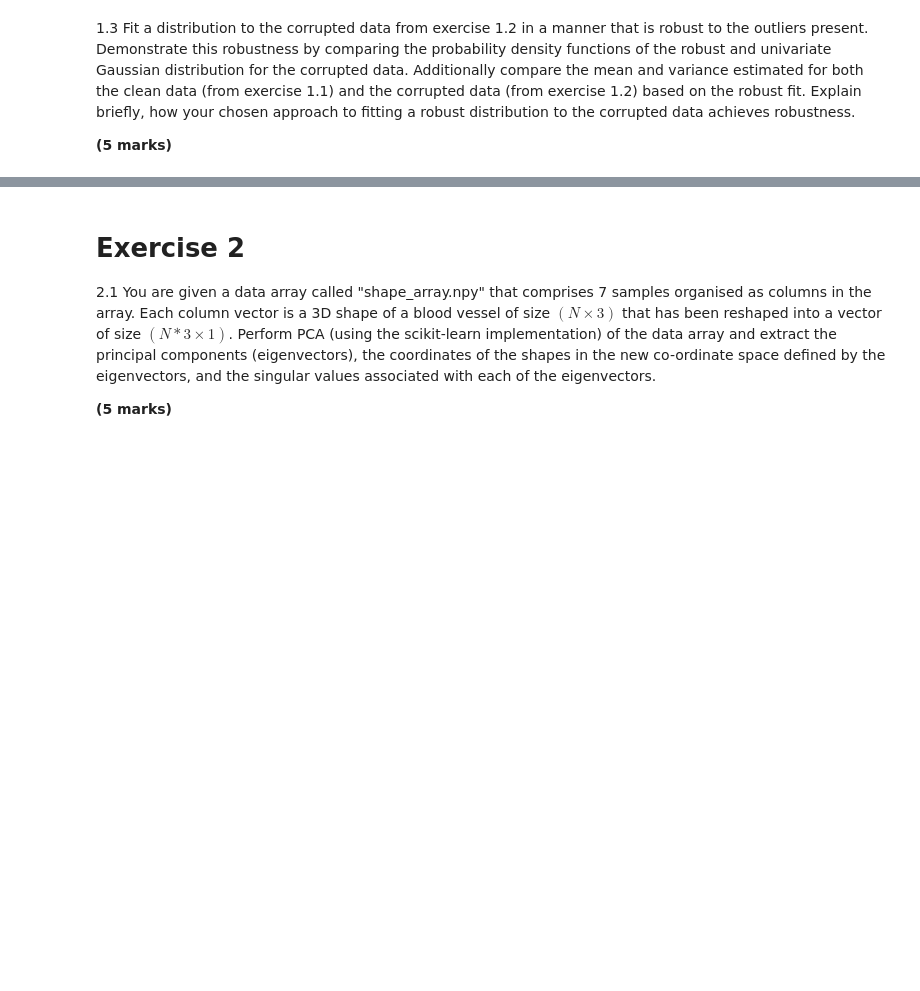
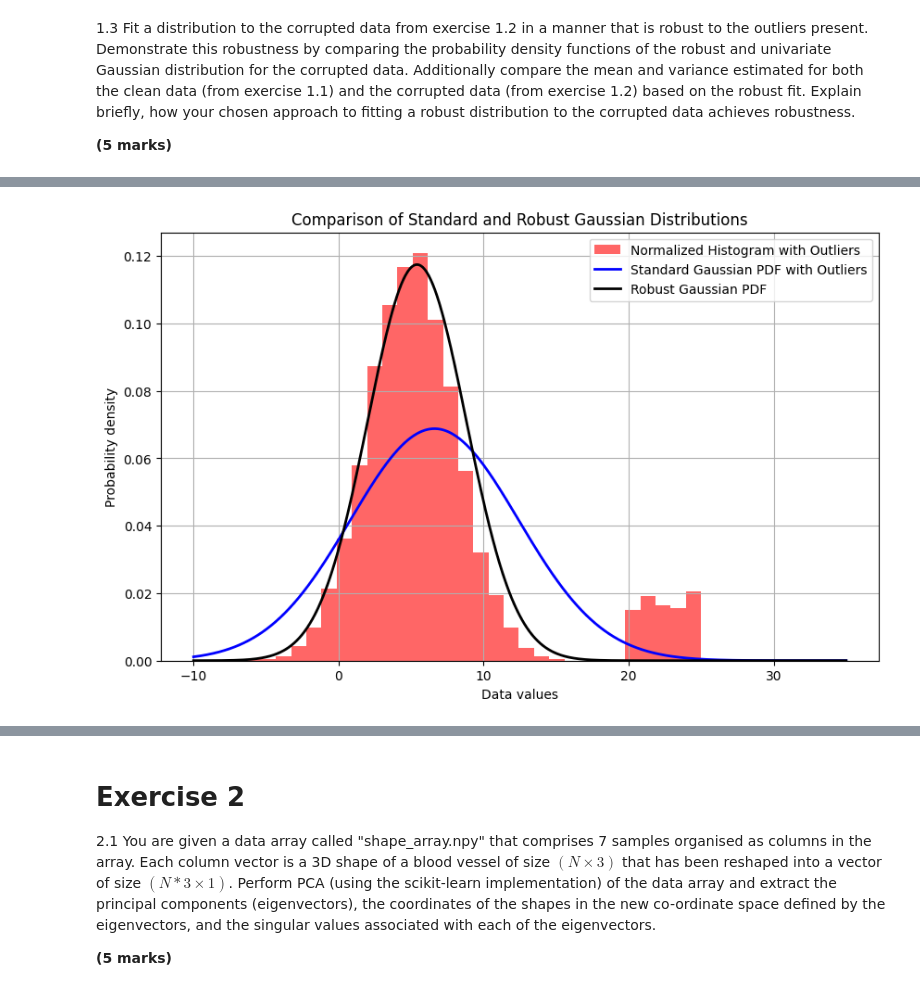
Before and after one commit to htootayzaaung/COMP3611-Machine-Learning, a Jupyter notebook: Coursework 1/COMP3611_Assessment.ipynb, the cells around one changed output, grey strips where cells are left out. Drawn from its saved outputs; the diff is of its cells as text; code cells hidden in the pictures; blank space fills up the shorter version.

Commit message:
Exercise 1 Completed!

```diff
--- a/Coursework 1/COMP3611_Assessment.ipynb
+++ b/Coursework 1/COMP3611_Assessment.ipynb
@@ -221,0 +137,85 @@ Original Variance with outliers:  33.61185712302579
+# %%
+import numpy as np
+import matplotlib.pyplot as plt
+from scipy.stats import norm
+
+# Load the corrupted data
+corrupted_data_path = 'corrupted_data.npy'  # Replace with your file path
+corrupted_data = np.load(corrupted_data_path)
+
+# Standard Gaussian fit using mean and variance for corrupted data (Exercise 1.2)
+corrupted_mean = np.mean(corrupted_data)
+corrupted_variance = np.var(corrupted_data)
+x_corrupted = np.linspace(-10, 35, 1000)  # Adjusted range for plotting the PDF
+standard_gaussian_pdf = norm.pdf(x_corrupted, corrupted_mean, np.sqrt(corrupted_variance))
+
+# Robust Gaussian fit using median and MAD (Exercise 1.3)
+corrupted_median = np.median(corrupted_data)
+mad = np.median(np.abs(corrupted_data - corrupted_median))
+robust_std = mad * 1.4826  # Scaling factor for Gaussian distribution
+# The constant 1.4826 used in the calculation robust_std = mad * 1.4826 is not arbitrary.
+# It is a scaling factor that relates the MAD to the standard deviation for a normally distributed dataset.
+# https://aakinshin.net/posts/unbiased-mad/
+
+robust_gaussian_pdf = norm.pdf(x_corrupted, corrupted_median, robust_std)
+
+# Plotting
+plt.figure(figsize=(10, 6))
+plt.hist(corrupted_data, bins=30, density=True, alpha=0.6, color='r', label='Normalized Histogram with Outliers')
+plt.plot(x_corrupted, standard_gaussian_pdf, 'b', linewidth=2, label='Standard Gaussian PDF with Outliers')
+plt.plot(x_corrupted, robust_gaussian_pdf, 'k', linewidth=2, label='Robust Gaussian PDF')
+
+# Adding a grid, title, labels, and legend
+plt.grid(True)
+plt.title('Comparison of Standard and Robust Gaussian Distributions')
+plt.xlabel('Data values')
+plt.ylabel('Probability density')
+plt.legend()
+
+# Show the plot
+plt.show()
+
+# Mean and variance from Exercise 1.1 (clean data)
+clean_mean = 5.027152443622421
+clean_variance = 9.028667318774586
+
+# Creating a table for comparison
+table = f'''
++------------------------------------+-------------------+-------------------+
+| Description                        | Mean              | Variance          |
++------------------------------------+-------------------+-------------------+
+| Clean Data (Exercise 1.1)          | {clean_mean:<17} | {clean_variance:<16} |
+| Corrupted Data (Standard, Ex 1.2)  | {corrupted_mean:<17} | {corrupted_variance:<16} |
+| Corrupted Data (Robust, Ex 1.3)    | {corrupted_median:<17} | {robust_std**2:<16} |
++------------------------------------+-------------------+-------------------+
+'''
+
+print(table)
+
+print("Clean Data (Exercise 1.1): The estimated mean (5.03) and variance (9.03) are representative of the data, assuming no significant outliers are present. These values are assumed to reflect the true parameters of the underlying Gaussian distribution from which the data was sampled.\n")
+
+print("Corrupted Data (Standard, Ex 1.2): When the data is corrupted with outliers, the standard estimators (mean and variance) are significantly affected. The mean increases to 6.61, and the variance balloons to 33.61. These changes are due to the outliers pulling the mean away from the central bulk of the data and inflating the variance, which squares the deviations, hence magnifying the impact of outliers.\n")
+
+print("Corrupted Data (Robust, Ex 1.3): By using the median (5.41) as a robust estimator of the central tendency and the squared robust standard deviation (11.53) derived from MAD as a measure of spread, the fitted distribution remains more stable and less influenced by the outliers. The median value is closer to the mean of the clean data, suggesting it is more representative of the central location of the bulk of the data. Similarly, the robust variance is larger than that of the clean data but not excessively inflated like the standard variance; it captures the inherent variability in the data without the disproportionate influence of outliers.\n")
+
+print("To achieve robustness in fitting a distribution to the corrupted data, the approach involves using statistics that are less influenced by outliers. Specifically, this is done by using the median and the Median Absolute Deviation (MAD) instead of the mean and standard deviation. Here's how this approach provides robustness:\n")
+
+print("1.) Median as a Robust Measure of Central Tendency:\n")
+
+print("- The median is the middle value of a dataset when it is sorted in ascending order. It is inherently robust because it is not affected by the magnitude of extreme values (values that are not too small or not too big), unlike the mean.\n")
+
+print("- In the presence of outliers, the mean can be significantly skewed, leading to a poor representation of the dataset's central tendency. The median, however, remains relatively stable even with the presence of extreme values.\n")
+
+print("2.) MAD as a Robust Measure of Spread:\n")
+
+print("- The MAD is calculated as the median of the absolute deviations from the dataset's median. It measures the variability in the data in a way that is not influenced heavily by outliers.\n")
+
+print("- Traditional variance or standard deviation can be greatly inflated by outliers, as they square the deviations, amplifying the effect of extreme values. MAD, on the other hand, is based on median values, which makes it less sensitive to outliers.\n")
+
+print("3.) Robust Gaussian Distribution:\n")
+
+print("- In this approach, a Gaussian distribution is fitted to the data using the median and MAD-derived standard deviation. This results in a \"Robust Gaussian\" distribution that is less skewed by outliers than a standard Gaussian distribution fitted with mean and variance.\n")
+
+print("By using the median and MAD, the robust fitting approach focuses on the more \"typical\" values in the data, providing a more accurate representation of the underlying distribution, especially when the data is contaminated with outliers.\n")
+# %% [output]
+[figure, added]
```
Also changed, not shown: parts of 5 cells of this notebook.
